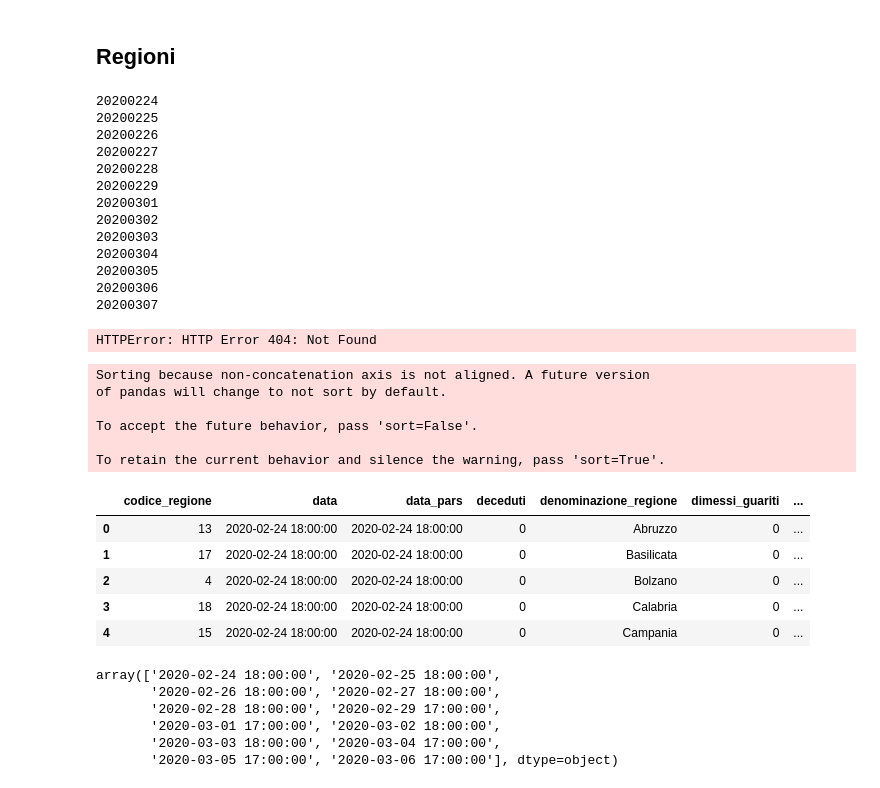
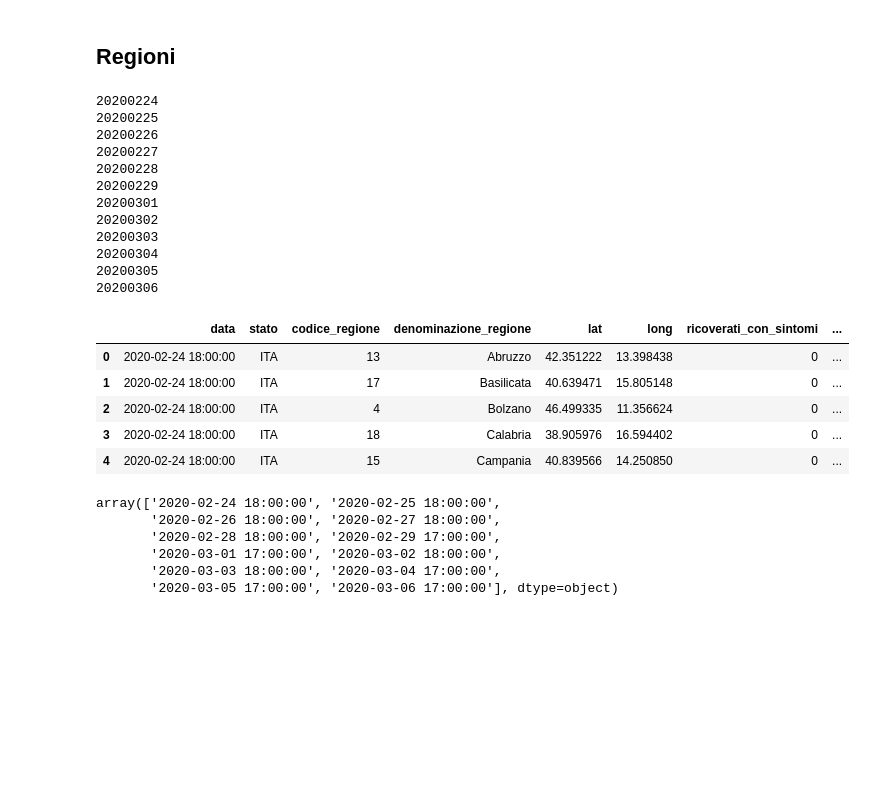
Before and after one commit to matteloca/covid19-italy, a Jupyter notebook: Dati PCM.ipynb, the cells around one changed output. Drawn from its saved outputs; the diff is of its cells as text; code cells hidden in the pictures; blank space fills up the shorter version.

```diff
--- a/Dati PCM.ipynb
+++ b/Dati PCM.ipynb
@@ -13,7 +13,7 @@ pd.options.mode.chained_assignment = None
 # %% [markdown]
 ## Regioni
 # %%
-giorni = (datetime.datetime.today() - datetime.datetime.strptime(('20200224'), '%Y%m%d')).days+1
+giorni = (datetime.datetime.today() - datetime.datetime.strptime(('20200224'), '%Y%m%d')).days
 datainizio = datetime.datetime.strptime(('20200224'), '%Y%m%d').strftime('%Y%m%d')
 listadate = pd.date_range(datainizio, periods=giorni).strftime('%Y%m%d')
 # %%
@@ -39,25 +39,17 @@ for i in listadate:
 20200304
 20200305
 20200306
-20200307
-HTTPError: HTTP Error 404: Not Found
 # %%
 dfreg = pd.concat(dfreg0)
-del dfreg['Unnamed: 16']
+#del dfreg['Unnamed: 16']
 dfreg.head()
 # %% [output]
-Sorting because non-concatenation axis is not aligned. A future version
-of pandas will change to not sort by default.
-
-To accept the future behavior, pass 'sort=False'.
-
-To retain the current behavior and silence the warning, pass 'sort=True'.
-|  | codice_regione | data | data_pars | deceduti | denominazione_regione | dimessi_guariti | ... |
-| 0 | 13 | 2020-02-24 18:00:00 | 2020-02-24 18:00:00 | 0 | Abruzzo | 0 | ... |
-| 1 | 17 | 2020-02-24 18:00:00 | 2020-02-24 18:00:00 | 0 | Basilicata | 0 | ... |
-| 2 | 4 | 2020-02-24 18:00:00 | 2020-02-24 18:00:00 | 0 | Bolzano | 0 | ... |
-| 3 | 18 | 2020-02-24 18:00:00 | 2020-02-24 18:00:00 | 0 | Calabria | 0 | ... |
-| 4 | 15 | 2020-02-24 18:00:00 | 2020-02-24 18:00:00 | 0 | Campania | 0 | ... |
+|  | data | stato | codice_regione | denominazione_regione | lat | long | ricoverati_con_sintomi | ... |
+| 0 | 2020-02-24 18:00:00 | ITA | 13 | Abruzzo | 42.351222 | 13.398438 | 0 | ... |
+| 1 | 2020-02-24 18:00:00 | ITA | 17 | Basilicata | 40.639471 | 15.805148 | 0 | ... |
+| 2 | 2020-02-24 18:00:00 | ITA | 4 | Bolzano | 46.499335 | 11.356624 | 0 | ... |
+| 3 | 2020-02-24 18:00:00 | ITA | 18 | Calabria | 38.905976 | 16.594402 | 0 | ... |
+| 4 | 2020-02-24 18:00:00 | ITA | 15 | Campania | 40.839566 | 14.250850 | 0 | ... |
 # %%
 dfreg.data.unique()
 # %% [output]
```
Also changed, not shown: parts of 4 cells of this notebook.
